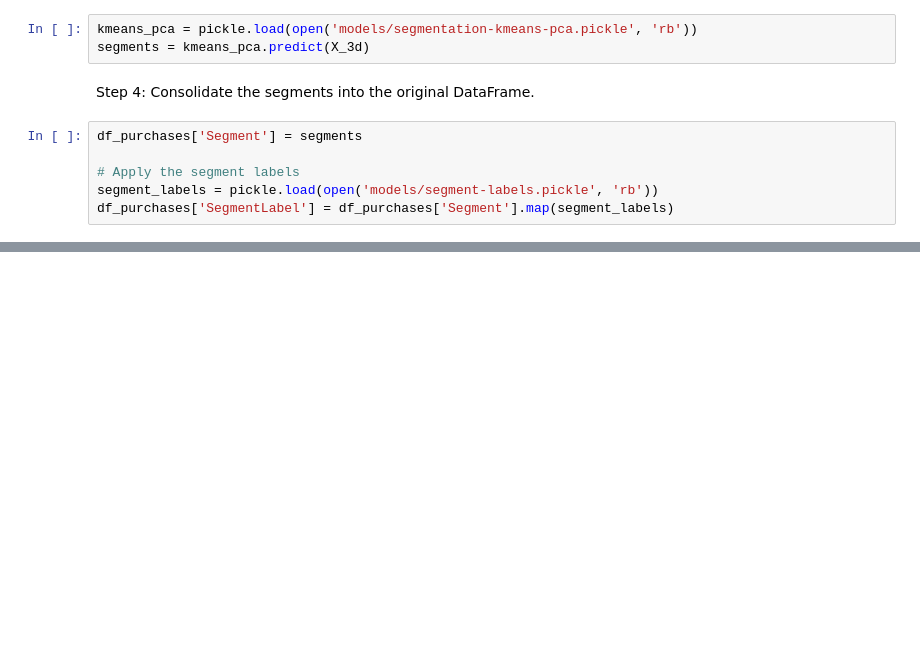
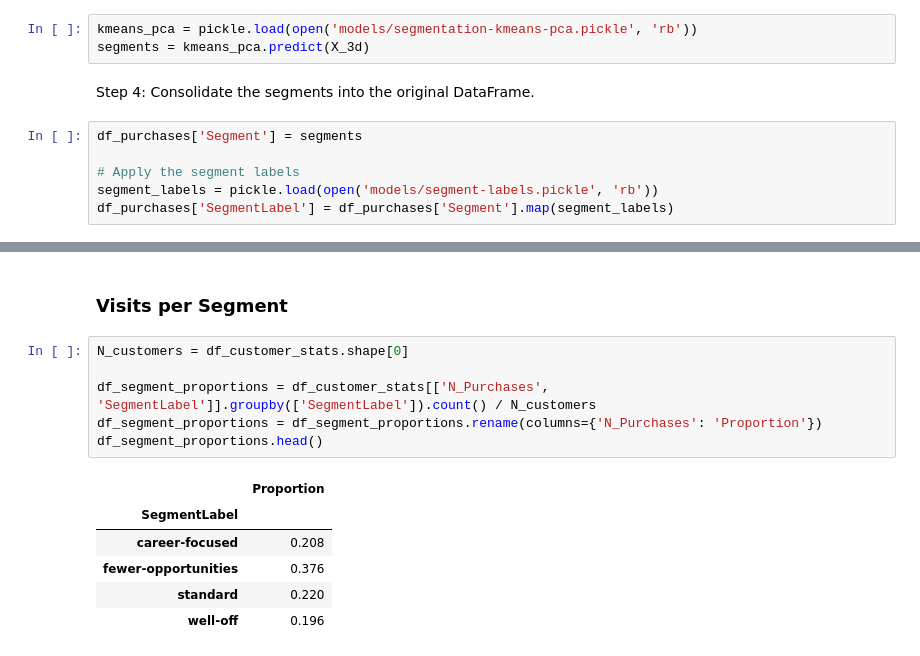
Before and after one commit to sheikhomar/customer-analytics, a Jupyter notebook: purchase_data_analysis.ipynb, the cells around one changed output, grey strips where cells are left out. Saved outputs shown, nothing was run; the diff lists cells and outputs as text; blank space fills up the shorter version.

```diff
--- a/purchase_data_analysis.ipynb
+++ b/purchase_data_analysis.ipynb
@@ -107,0 +143,15 @@ df_purchases['SegmentLabel'] = df_purchases['Segment'].map(segment_labels)
+# %% [markdown]
+### Visits per Segment
+# %%
+N_customers = df_customer_stats.shape[0]
+
+df_segment_proportions = df_customer_stats[['N_Purchases', 'SegmentLabel']].groupby(['SegmentLabel']).count() / N_customers
+df_segment_proportions = df_segment_proportions.rename(columns={'N_Purchases': 'Proportion'})
+df_segment_proportions.head()
+# %% [output]
+|  | Proportion |
+| SegmentLabel |  |
+| career-focused | 0.208 |
+| fewer-opportunities | 0.376 |
+| standard | 0.220 |
+| well-off | 0.196 |
```
Also changed, not shown: parts of 12 cells of this notebook.
